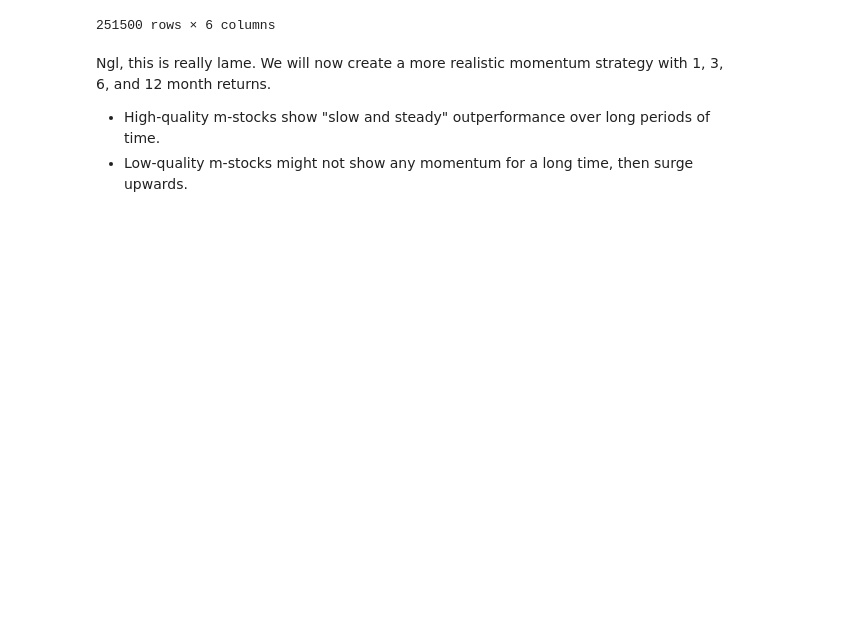
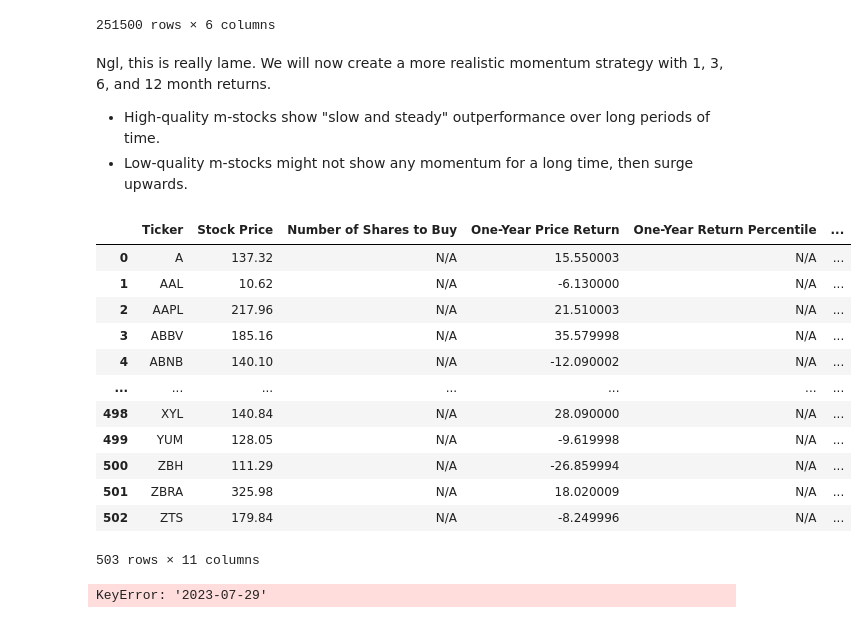
Before and after one commit to dashboredplays/FirstQuant, a Jupyter notebook: AlgoTradingCourse/QuantMomentum.ipynb, the cells around one changed output. Saved outputs shown, nothing was run; the diff lists cells and outputs as text; code cells hidden in the pictures; blank space fills up the shorter version.

```diff
--- a/AlgoTradingCourse/QuantMomentum.ipynb
+++ b/AlgoTradingCourse/QuantMomentum.ipynb
@@ -79,3 +80,59 @@ Ngl, this is really lame. We will now create a more realistic momentum strategy
 
 - High-quality m-stocks show "slow and steady" outperformance over long periods of time.
 - Low-quality m-stocks might not show any momentum for a long time, then surge upwards.
+# %%
+Ahqm_columns = [
+    'Ticker',
+    'Stock Price',
+    'Number of Shares to Buy',
+    'One-Year Price Return',
+    'One-Year Return Percentile',
+    'Six-Month Price Return',
+    'Six-Month Return Percentile',
+    'Three-Month Price Return',
+    'Three-Month Return Percentile',
+    'One-Month Price Return',
+    'One-Month Return Percentile',
+]
+
+Ahqm_df = pd.DataFrame(columns=Ahqm_columns)
+
+today = datetime.now()
+year1 = (today - relativedelta(years=1)).strftime('%Y-%m-%d')
+month6 = (today - relativedelta(months=6)).strftime('%Y-%m-%d')
+month3 = (today - relativedelta(months=3)).strftime('%Y-%m-%d')
+month1 = (today - relativedelta(months=1)).strftime('%Y-%m-%d')
+
+data_list_full = [
+    [
+        ticker,
+        values.info.get('previousClose', None),
+        'N/A',
+        values.info.get('previousClose', None) - values.history(start=year1, end=today)['Close'].to_numpy()[0],
+        'N/A',
+        values.info.get('previousClose', None) - values.history(start=month6, end=today)['Close'].to_numpy()[0],
+        'N/A',
+        values.info.get('previousClose', None) - values.history(start=month3, end=today)['Close'].to_numpy()[0],
+        'N/A',
+        values.info.get('previousClose', None) - values.history(start=month1, end=today)['Close'].to_numpy()[0],
+        'N/A'
+    ]
+    for ticker, values in AllYF.items()
+]
+
+Ahqm_df = pd.DataFrame(data=data_list_full, columns=Ahqm_columns)
+Ahqm_df
+# %% [output]
+|  | Ticker | Stock Price | Number of Shares to Buy | One-Year Price Return | One-Year Return Percentile | ... |
+| 0 | A | 137.32 | N/A | 15.550003 | N/A | ... |
+| 1 | AAL | 10.62 | N/A | -6.130000 | N/A | ... |
+| 2 | AAPL | 217.96 | N/A | 21.510003 | N/A | ... |
+| 3 | ABBV | 185.16 | N/A | 35.579998 | N/A | ... |
+| 4 | ABNB | 140.10 | N/A | -12.090002 | N/A | ... |
+| ... | ... | ... | ... | ... | ... | ... |
+| 498 | XYL | 140.84 | N/A | 28.090000 | N/A | ... |
+| 499 | YUM | 128.05 | N/A | -9.619998 | N/A | ... |
+| 500 | ZBH | 111.29 | N/A | -26.859994 | N/A | ... |
+| 501 | ZBRA | 325.98 | N/A | 18.020009 | N/A | ... |
+| 502 | ZTS | 179.84 | N/A | -8.249996 | N/A | ... |
+503 rows × 11 columns
@@ -81,0 +146,7 @@ Ngl, this is really lame. We will now create a more realistic momentum strategy
+# %%
+today = datetime.now()
+year1 = (today - relativedelta(years=1)).strftime('%Y-%m-%d')
+year1_price = df.xs((year1, 'AAPL'), level=[0, 1])['Close']
+print(year1_price)
+# %% [output]
+KeyError: '2023-07-29'
```
Also changed, not shown: parts of 6 cells of this notebook, 1 other file.
